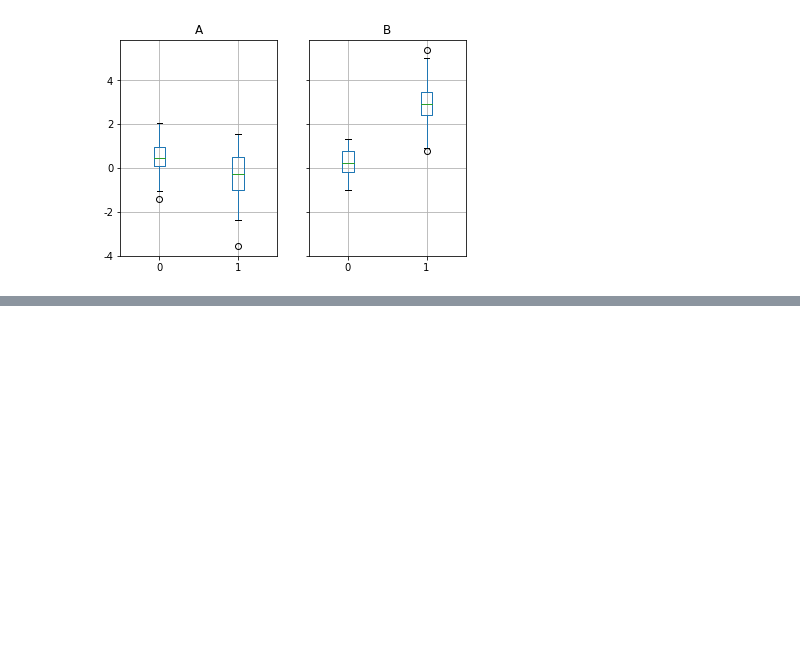
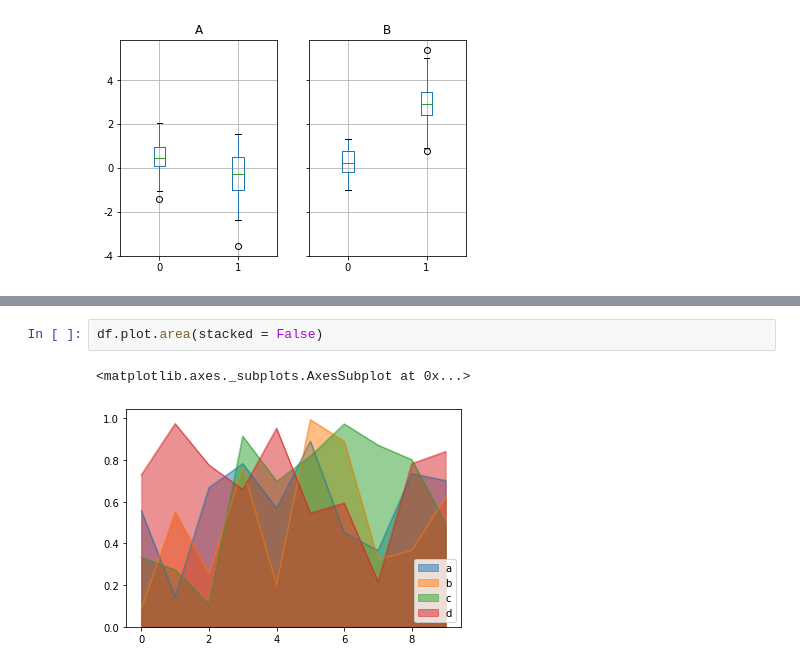
Before and after one commit to anew0m/AStudy_Pandas-basic, a Jupyter notebook: study/11_데이터_시각화_Plotting_기능_활용하기.ipynb, the cells around one changed output, grey strips where cells are left out. Drawn from its saved outputs; the diff is of its cells as text; blank space fills up the shorter version.

```diff
--- a/study/11_데이터_시각화_Plotting_기능_활용하기.ipynb
+++ b/study/11_데이터_시각화_Plotting_기능_활용하기.ipynb
@@ -695,0 +740,5 @@ bp = df_box.groupby('g').boxplot()
+# %%
+df.plot.area(stacked = False)
+# %% [output]
+<matplotlib.axes._subplots.AxesSubplot at 0x...>
+[figure, added]
```
Also changed, not shown: parts of 68 cells of this notebook.
